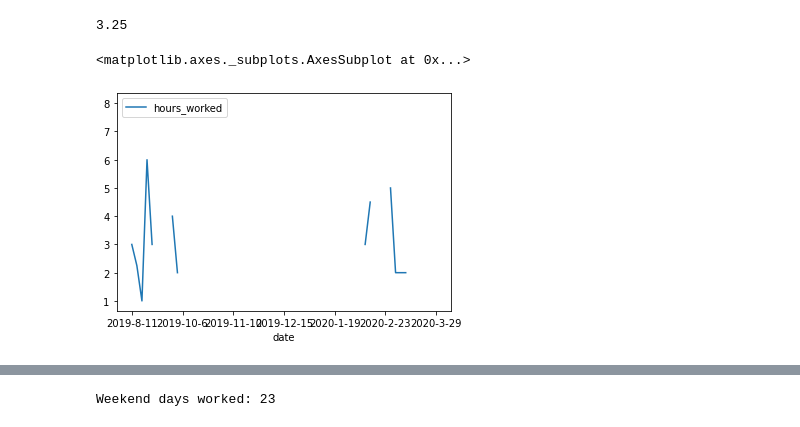
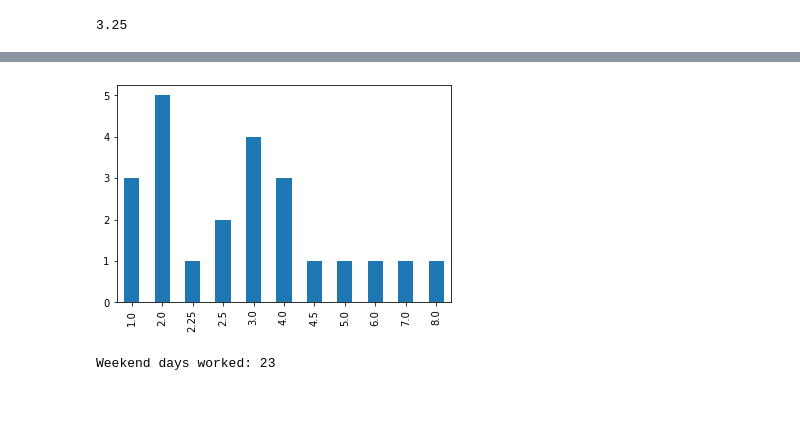
Before and after one commit to GraysonRicketts/Personal-Metrics, a Jupyter notebook: metrics-analysis/work-metrics-July-2019-April-2020.ipynb, the cells around one changed output, grey strips where cells are left out. Cells and saved outputs as stored; diff of their text form; code cells hidden in the pictures.

```diff
--- a/metrics-analysis/work-metrics-July-2019-April-2020.ipynb
+++ b/metrics-analysis/work-metrics-July-2019-April-2020.ipynb
@@ -235,11 +245,6 @@ weekends_df = df[(df['weekend'] == True)]
 weekends_df['hours_worked'].mean()
 # %% [output]
 3.25
-# %%
-weekends_df.plot(x='date', y='hours_worked')
-# %% [output]
-<matplotlib.axes._subplots.AxesSubplot at 0x...>
-[figure, removed]
 # %%
-weekends_df['hours_worked']value_counts().sort_index().plot.bar()
+weekends_df['hours_worked'].value_counts().sort_index().plot.bar()
 # %% [output]
@@ -247,3 +252,4 @@ SyntaxError: invalid syntax (<ipython-input-144-6da5e0f8e509>, line 1)
+[figure, added]
 # %%
 days_worked = weekends_df['hours_worked'].dropna().size
 print('Weekend days worked: {0}'.format(days_worked))
```
Also changed, not shown: parts of 3 cells of this notebook.
